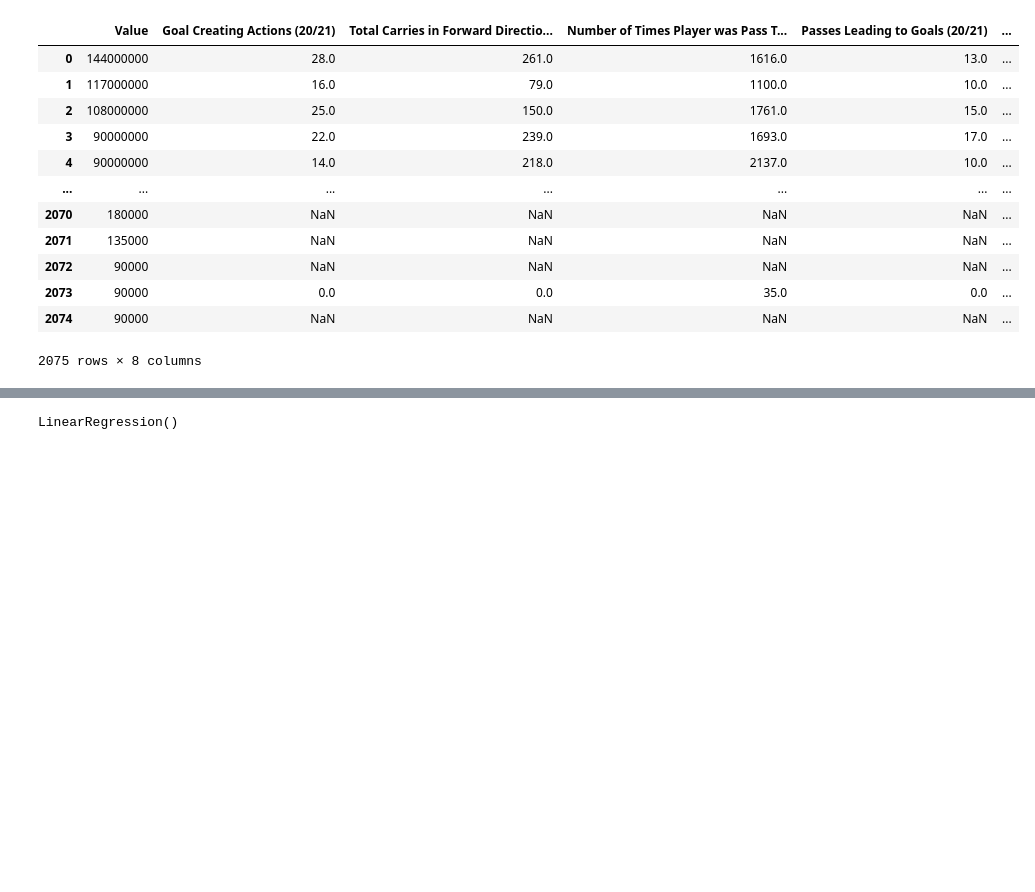
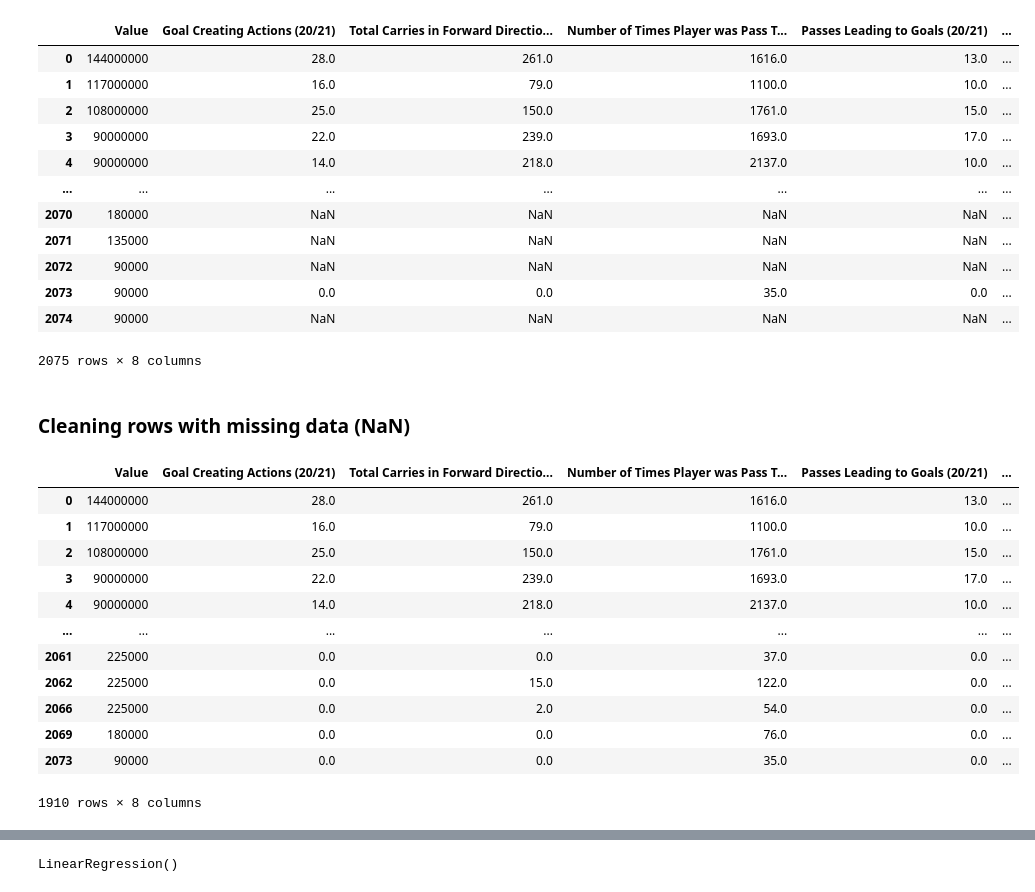
Before and after one commit to camiloms10/soccer_players_value, a Jupyter notebook: players_value.ipynb, the cells around one changed output, grey strips where cells are left out. Saved outputs shown, nothing was run; the diff lists cells and outputs as text; code cells hidden in the pictures; blank space fills up the shorter version.

Commit message:
Decided to filter the rows with NaN values that could make noise with the prediction models

```diff
--- a/players_value.ipynb
+++ b/players_value.ipynb
@@ -160,10 +160,27 @@ df3
 | 2073 | 90000 | 0.0 | 0.0 | 35.0 | 0.0 | ... |
 | 2074 | 90000 | NaN | NaN | NaN | NaN | ... |
 2075 rows × 8 columns
+# %% [markdown]
+### Cleaning rows with missing data (NaN)
 # %%
-df_reg = df3.fillna(0)
+df_reg = df3.dropna()
 y=df_reg[['Value']]
 x=df_reg[['Goal Creating Actions (20/21)','Total Carries in Forward Direction (20/21)','Number of Times Player was Pass Target (20/21)','Passes Leading to Goals (20/21)','Non-penalty xG+ xA (20/21)','Passes Leading to Shot Attempt (20/21)','Touches in Attacking Penalty Box (20/21)']]
+df_reg
+# %% [output]
+|  | Value | Goal Creating Actions (20/21) | Total Carries in Forward Directio... | Number of Times Player was Pass T... | Passes Leading to Goals (20/21) | ... |
+| 0 | 144000000 | 28.0 | 261.0 | 1616.0 | 13.0 | ... |
+| 1 | 117000000 | 16.0 | 79.0 | 1100.0 | 10.0 | ... |
+| 2 | 108000000 | 25.0 | 150.0 | 1761.0 | 15.0 | ... |
+| 3 | 90000000 | 22.0 | 239.0 | 1693.0 | 17.0 | ... |
+| 4 | 90000000 | 14.0 | 218.0 | 2137.0 | 10.0 | ... |
+| ... | ... | ... | ... | ... | ... | ... |
+| 2061 | 225000 | 0.0 | 0.0 | 37.0 | 0.0 | ... |
+| 2062 | 225000 | 0.0 | 15.0 | 122.0 | 0.0 | ... |
+| 2066 | 225000 | 0.0 | 2.0 | 54.0 | 0.0 | ... |
+| 2069 | 180000 | 0.0 | 0.0 | 76.0 | 0.0 | ... |
+| 2073 | 90000 | 0.0 | 0.0 | 35.0 | 0.0 | ... |
+1910 rows × 8 columns
 # %%
 X_train, X_test, Y_train, Y_test = train_test_split(x,y,test_size=0.2, random_state=0)
 # %%
```
Also changed, not shown: parts of 9 cells of this notebook.
